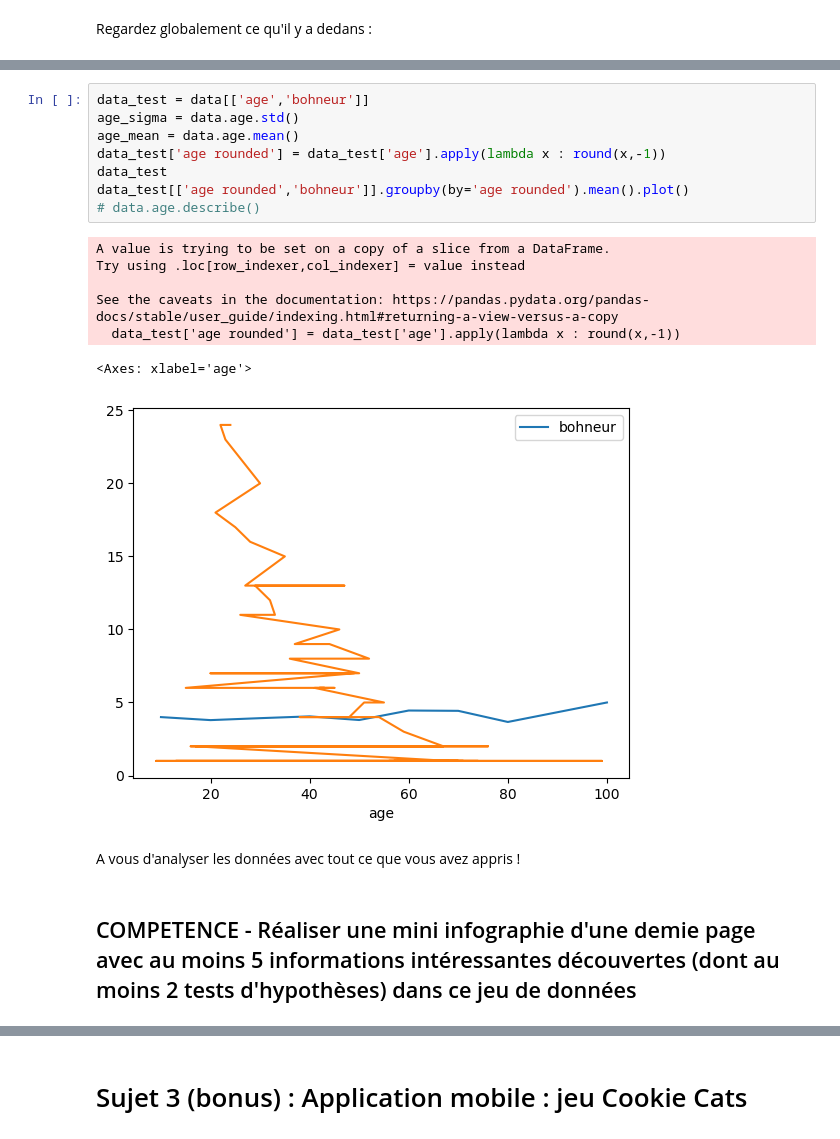
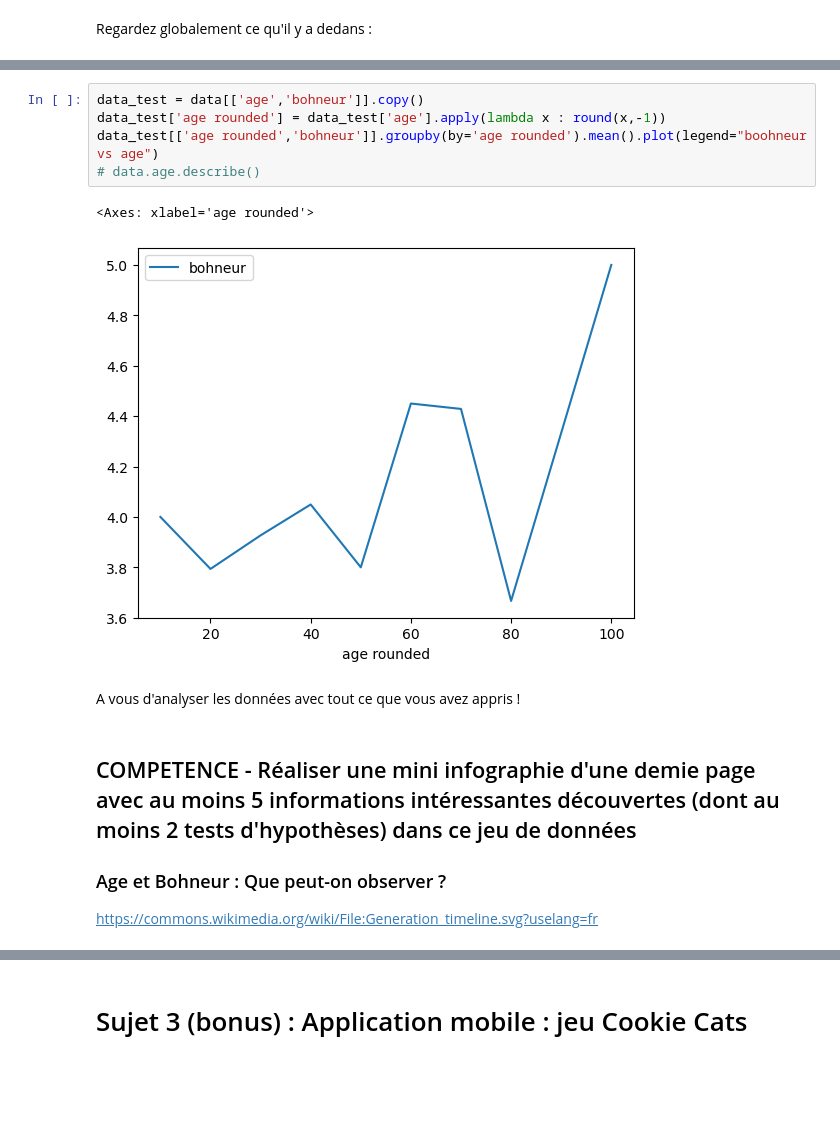
Before and after one commit to thomasmari/DataS3PG, a Jupyter notebook: module/8.Stats/Tests_d_hypothese_3/Tests d_hypothèses.ipynb, the cells around one changed output, grey strips where cells are left out. Cells and saved outputs as stored; diff of their text form; blank space fills up the shorter version.

```diff
--- a/module/8.Stats/Tests_d_hypothese_3/Tests d_hypothèses.ipynb
+++ b/module/8.Stats/Tests_d_hypothese_3/Tests d_hypothèses.ipynb
@@ -893,20 +872,14 @@ data.age.value_counts().plot()
 # %%
-data_test = data[['age','bohneur']]
-age_sigma = data.age.std()
-age_mean = data.age.mean()
+data_test = data[['age','bohneur']].copy()
 data_test['age rounded'] = data_test['age'].apply(lambda x : round(x,-1))
-data_test
-data_test[['age rounded','bohneur']].groupby(by='age rounded').mean().plot()
+data_test[['age rounded','bohneur']].groupby(by='age rounded').mean().plot(legend="boohneur vs age")
 # data.age.describe()
 # %% [output]
-A value is trying to be set on a copy of a slice from a DataFrame.
-Try using .loc[row_indexer,col_indexer] = value instead
-
-See the caveats in the documentation: https://pandas.pydata.org/pandas-docs/stable/user_guide/indexing.html#returning-a-view-versus-a-copy
-  data_test['age rounded'] = data_test['age'].apply(lambda x : round(x,-1))
+<Axes: xlabel='age rounded'>
-<Axes: xlabel='age'>
-[figure, old version]
+[figure, new version]
 # %% [markdown]
 A vous d'analyser les données avec tout ce que vous avez appris !
 # %% [markdown]
 ## COMPETENCE - Réaliser une mini infographie d'une demie page avec au moins 5 informations intéressantes découvertes (dont au moins 2 tests d'hypothèses) dans ce jeu de données
+### Age et Bohneur : Que peut-on observer ?
+https://commons.wikimedia.org/wiki/File:Generation_timeline.svg?uselang=fr
```
Also changed, not shown: parts of 25 cells of this notebook, 1 other file.
